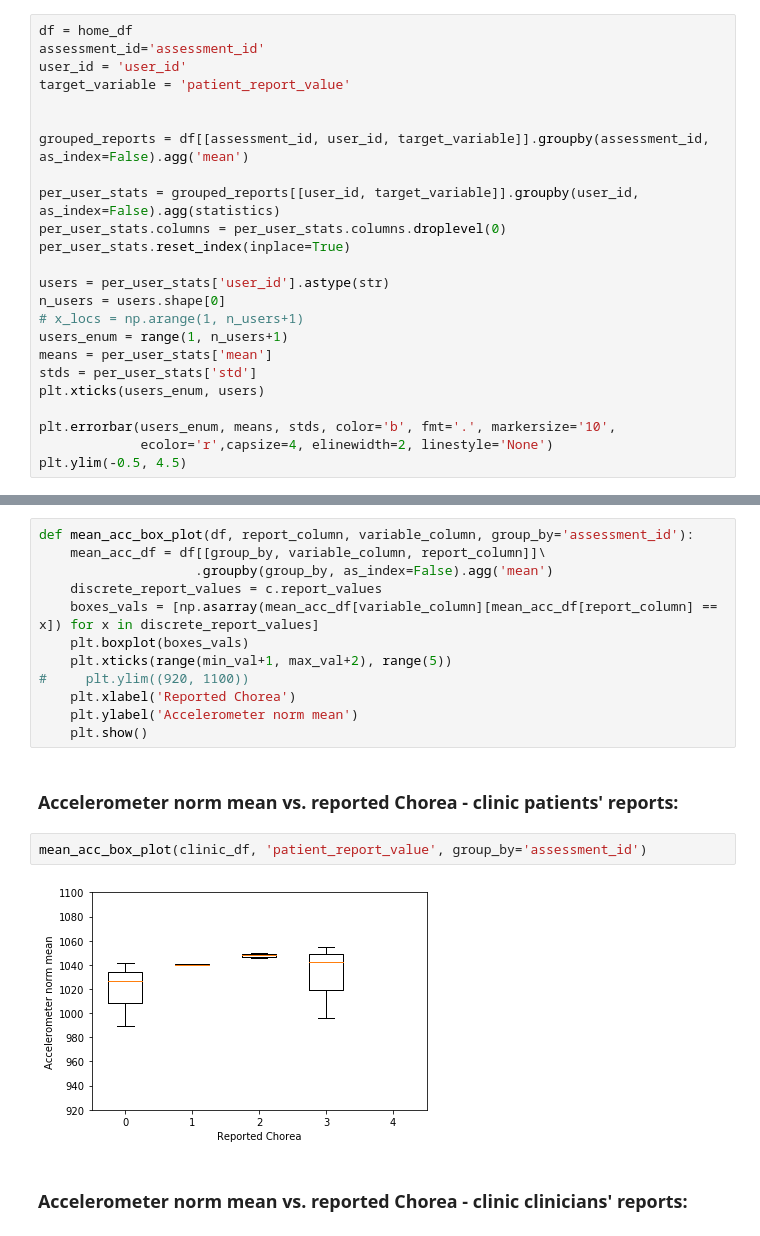
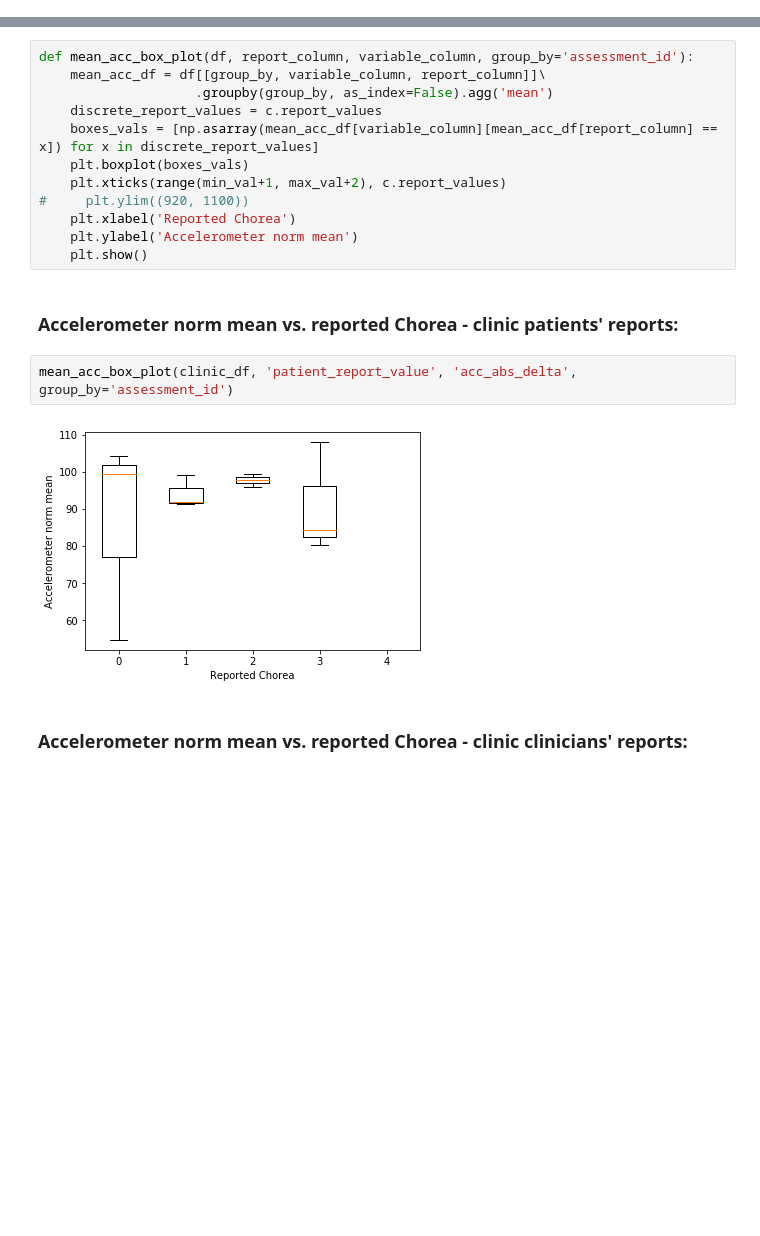
Before and after one commit to ShaniSarusi/DS-rep, a Jupyter notebook: Teva/data_statistical_inspection.ipynb, the cells around one changed output, grey strips where cells are left out. Drawn from its saved outputs; the diff is of its cells as text; blank space fills up the shorter version.

```diff
--- a/Teva/data_statistical_inspection.ipynb
+++ b/Teva/data_statistical_inspection.ipynb
@@ -147,27 +147,3 @@ def plot_statistics_distribution(df, assessment_id, user_id, target_variable,
     plt.show()
 
     return
-# %%
-df = home_df
-assessment_id='assessment_id'
-user_id = 'user_id'
-target_variable = 'patient_report_value'
-
-
-grouped_reports = df[[assessment_id, user_id, target_variable]].groupby(assessment_id, as_index=False).agg('mean')
-
-per_user_stats = grouped_reports[[user_id, target_variable]].groupby(user_id, as_index=False).agg(statistics)
-per_user_stats.columns = per_user_stats.columns.droplevel(0)
-per_user_stats.reset_index(inplace=True)
-
-users = per_user_stats['user_id'].astype(str)
-n_users = users.shape[0]
-# x_locs = np.arange(1, n_users+1)
-users_enum = range(1, n_users+1)
-means = per_user_stats['mean']
-stds = per_user_stats['std']
-plt.xticks(users_enum, users)
-
-plt.errorbar(users_enum, means, stds, color='b', fmt='.', markersize='10',
-             ecolor='r',capsize=4, elinewidth=2, linestyle='None')
-plt.ylim(-0.5, 4.5)
@@ -472,7 +470,7 @@ def mean_acc_box_plot(df, report_column, variable_column, group_by='assessment_i
     discrete_report_values = c.report_values
     boxes_vals = [np.asarray(mean_acc_df[variable_column][mean_acc_df[report_column] == x]) for x in discrete_report_values]
     plt.boxplot(boxes_vals)
-    plt.xticks(range(min_val+1, max_val+2), range(5))
+    plt.xticks(range(min_val+1, max_val+2), c.report_values)
 #     plt.ylim((920, 1100))
     plt.xlabel('Reported Chorea')
     plt.ylabel('Accelerometer norm mean')
@@ -480,9 +478,9 @@ def mean_acc_box_plot(df, report_column, variable_column, group_by='assessment_i
 # %% [markdown]
 ### Accelerometer norm mean vs. reported Chorea - clinic patients' reports:
 # %%
-mean_acc_box_plot(clinic_df, 'patient_report_value', group_by='assessment_id')
+mean_acc_box_plot(clinic_df, 'patient_report_value', 'acc_abs_delta', group_by='assessment_id')
 # %% [output]
-[figure, old version]
+[figure, new version]
 # %% [markdown]
 ### Accelerometer norm mean vs. reported Chorea - clinic clinicians' reports:
 # %%
```
Also changed, not shown: parts of 24 cells of this notebook, 1 other file.
